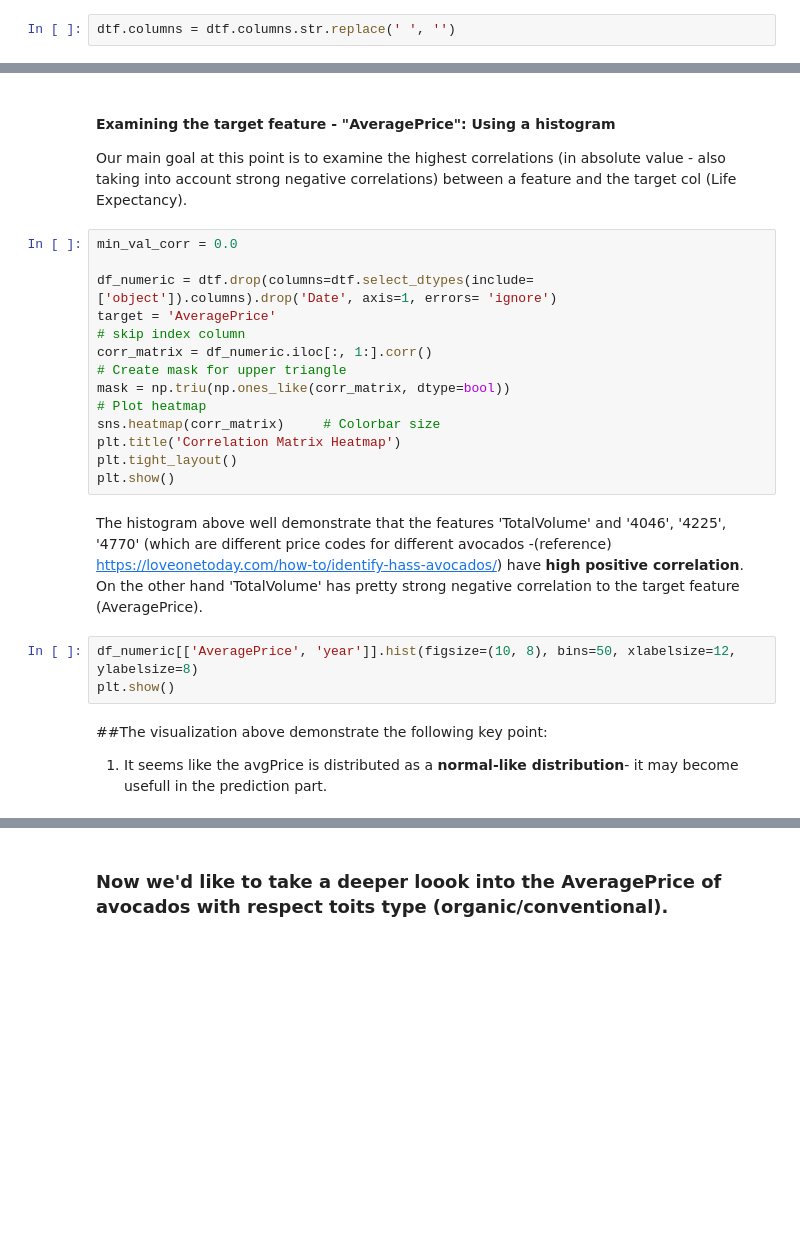
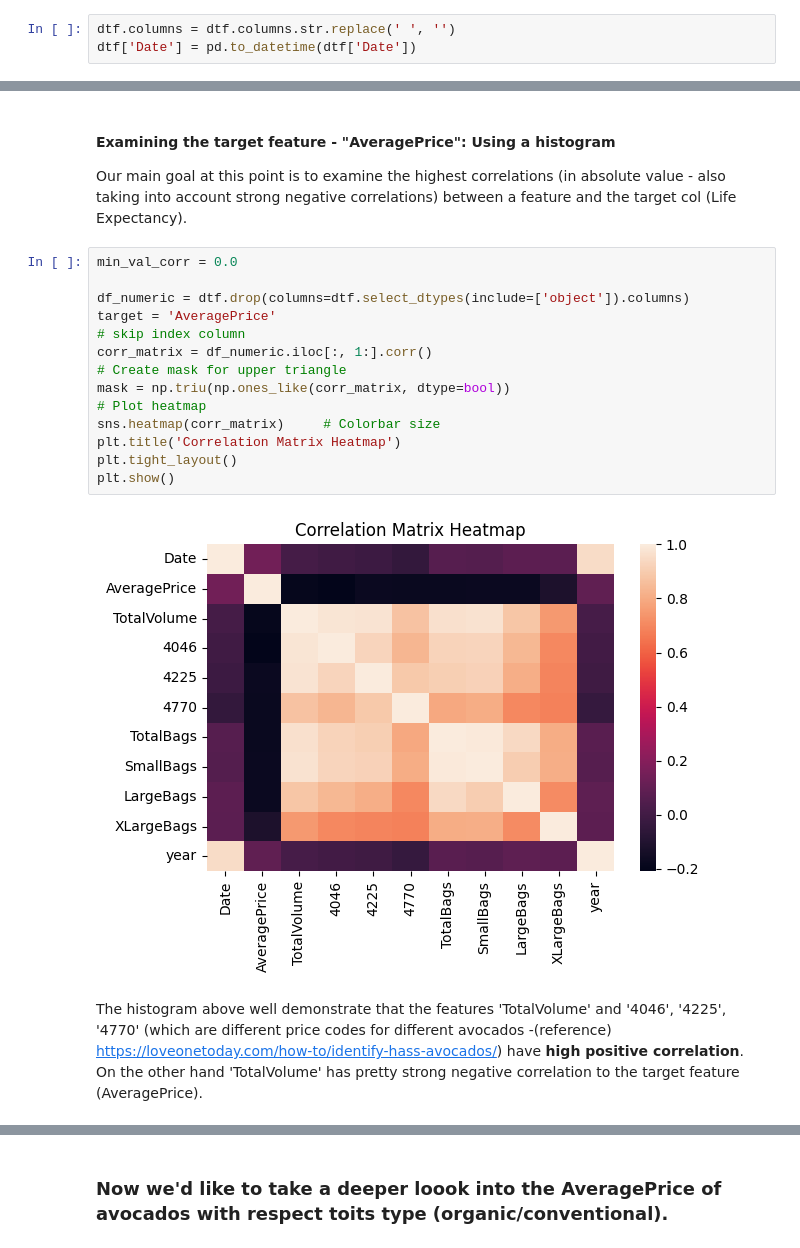
Before and after one commit to ItamarBerger/TabularDS, a Jupyter notebook: DS_tabular_part1.ipynb, the cells around one changed output, grey strips where cells are left out. Cells and saved outputs as stored; diff of their text form; blank space fills up the shorter version.

```diff
--- a/DS_tabular_part1.ipynb
+++ b/DS_tabular_part1.ipynb
@@ -31,5 +33,6 @@ Loading the CSV dataset
 dtf = pd.read_csv('/content/TabularDS-part1/data/avocado.csv')
 # %%
 dtf.columns = dtf.columns.str.replace(' ', '')
+dtf['Date'] = pd.to_datetime(dtf['Date'])
 # %%
 dtf.head()
@@ -42,24 +62,20 @@ Our main goal at this point is to examine the highest correlations (in absolute
 # %%
 min_val_corr = 0.0
 
-df_numeric = dtf.drop(columns=dtf.select_dtypes(include=['object']).columns).drop('Date', axis=1, errors= 'ignore')
+df_numeric = dtf.drop(columns=dtf.select_dtypes(include=['object']).columns)
 target = 'AveragePrice'
 # skip index column
 corr_matrix = df_numeric.iloc[:, 1:].corr()
 # Create mask for upper triangle
 mask = np.triu(np.ones_like(corr_matrix, dtype=bool))
 # Plot heatmap
 sns.heatmap(corr_matrix)     # Colorbar size
 plt.title('Correlation Matrix Heatmap')
 plt.tight_layout()
 plt.show()
+# %% [output]
+[figure, added]
 # %% [markdown]
 The histogram above well demonstrate that the features 'TotalVolume' and '4046', '4225', '4770' (which are different price codes for different avocados -(reference) https://loveonetoday.com/how-to/identify-hass-avocados/)
 have **high positive correlation**.
 On the other hand 'TotalVolume' has pretty strong negative correlation to the target feature  (AveragePrice).
-# %%
-df_numeric[['AveragePrice', 'year']].hist(figsize=(10, 8), bins=50, xlabelsize=12, ylabelsize=8)
-plt.show()
-# %% [markdown]
-##The visualization above demonstrate the following key point:
-1. It seems like the avgPrice is distributed as a **normal-like distribution**- it may become usefull in the prediction part.
```
Also changed, not shown: parts of 13 cells of this notebook.
